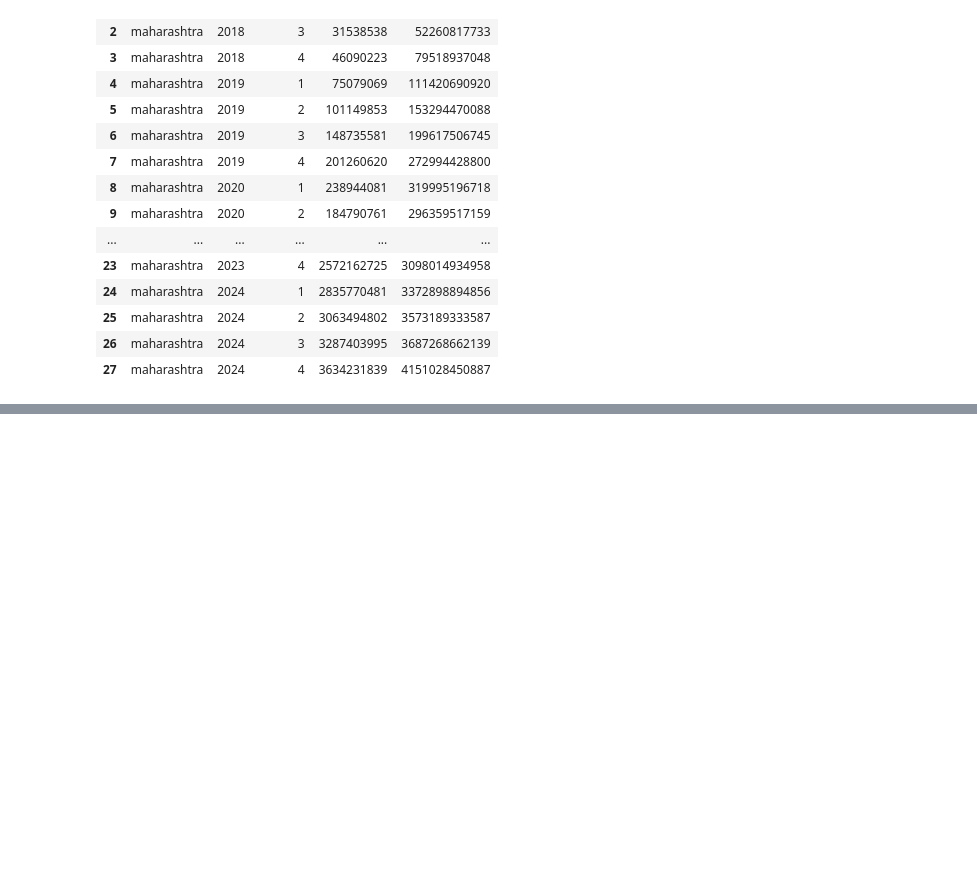
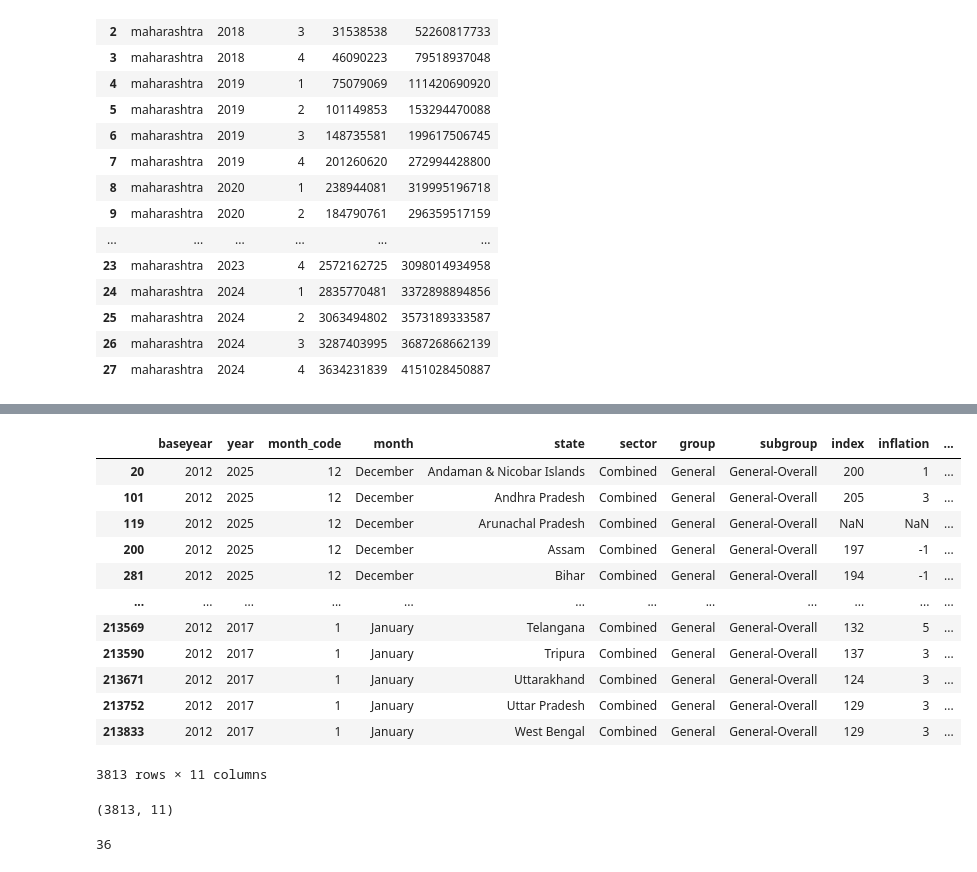
Before and after one commit to girishshirsat/India-Digital-Spending-Tax-Health-Monitor, a Jupyter notebook: notebooks/00_feasibility_check.ipynb, the cells around one changed output, grey strips where cells are left out. Cells and saved outputs as stored; diff of their text form; code cells hidden in the pictures; blank space fills up the shorter version.

```diff
--- a/notebooks/00_feasibility_check.ipynb
+++ b/notebooks/00_feasibility_check.ipynb
@@ -187,0 +252,28 @@ df
+# %%
+small=cpi[(cpi["group"]=="General")&
+    (cpi["subgroup"]=="General-Overall")&
+    (cpi["sector"] == "Combined")]
+# %%
+small
+# %% [output]
+|  | baseyear | year | month_code | month | state | sector | group | subgroup | index | inflation | ... |
+| 20 | 2012 | 2025 | 12 | December | Andaman & Nicobar Islands | Combined | General | General-Overall | 200 | 1 | ... |
+| 101 | 2012 | 2025 | 12 | December | Andhra Pradesh | Combined | General | General-Overall | 205 | 3 | ... |
+| 119 | 2012 | 2025 | 12 | December | Arunachal Pradesh | Combined | General | General-Overall | NaN | NaN | ... |
+| 200 | 2012 | 2025 | 12 | December | Assam | Combined | General | General-Overall | 197 | -1 | ... |
+| 281 | 2012 | 2025 | 12 | December | Bihar | Combined | General | General-Overall | 194 | -1 | ... |
+| ... | ... | ... | ... | ... | ... | ... | ... | ... | ... | ... | ... |
+| 213569 | 2012 | 2017 | 1 | January | Telangana | Combined | General | General-Overall | 132 | 5 | ... |
+| 213590 | 2012 | 2017 | 1 | January | Tripura | Combined | General | General-Overall | 137 | 3 | ... |
+| 213671 | 2012 | 2017 | 1 | January | Uttarakhand | Combined | General | General-Overall | 124 | 3 | ... |
+| 213752 | 2012 | 2017 | 1 | January | Uttar Pradesh | Combined | General | General-Overall | 129 | 3 | ... |
+| 213833 | 2012 | 2017 | 1 | January | West Bengal | Combined | General | General-Overall | 129 | 3 | ... |
+3813 rows × 11 columns
+# %%
+small.shape
+# %% [output]
+(3813, 11)
+# %%
+small["state"].nunique()
+# %% [output]
+36
```
Also changed, not shown: parts of 13 cells of this notebook, 5 other files.
